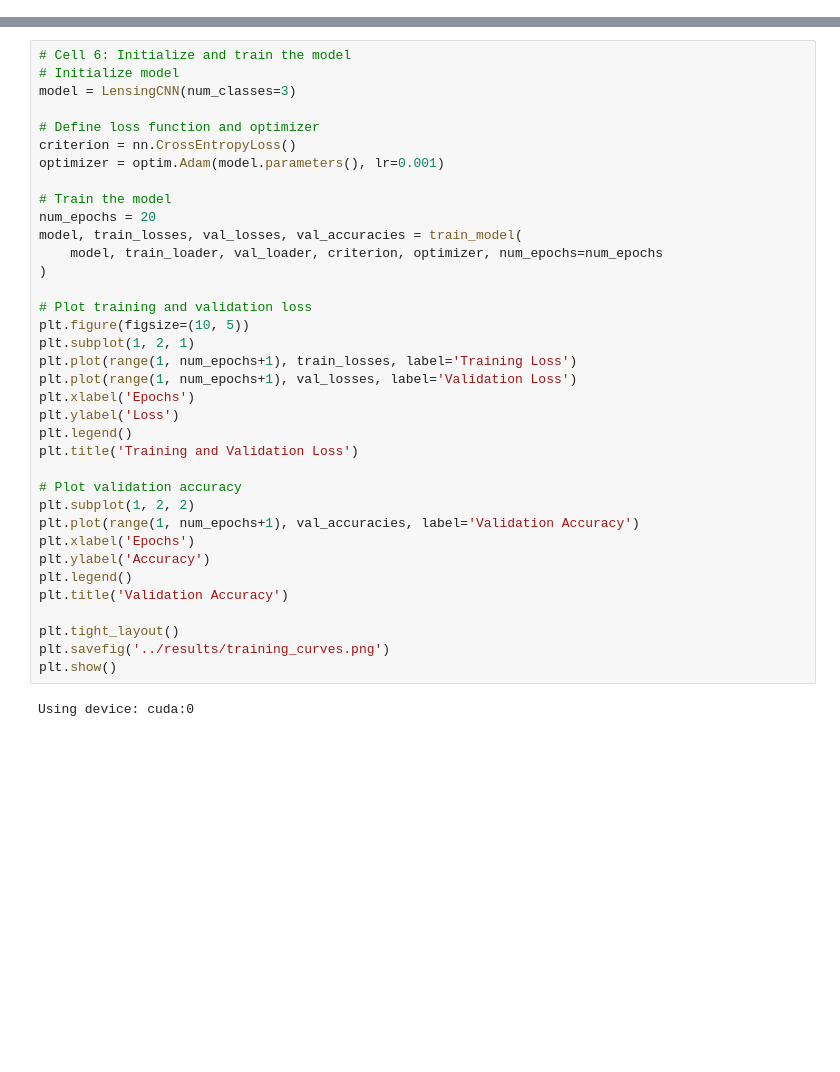
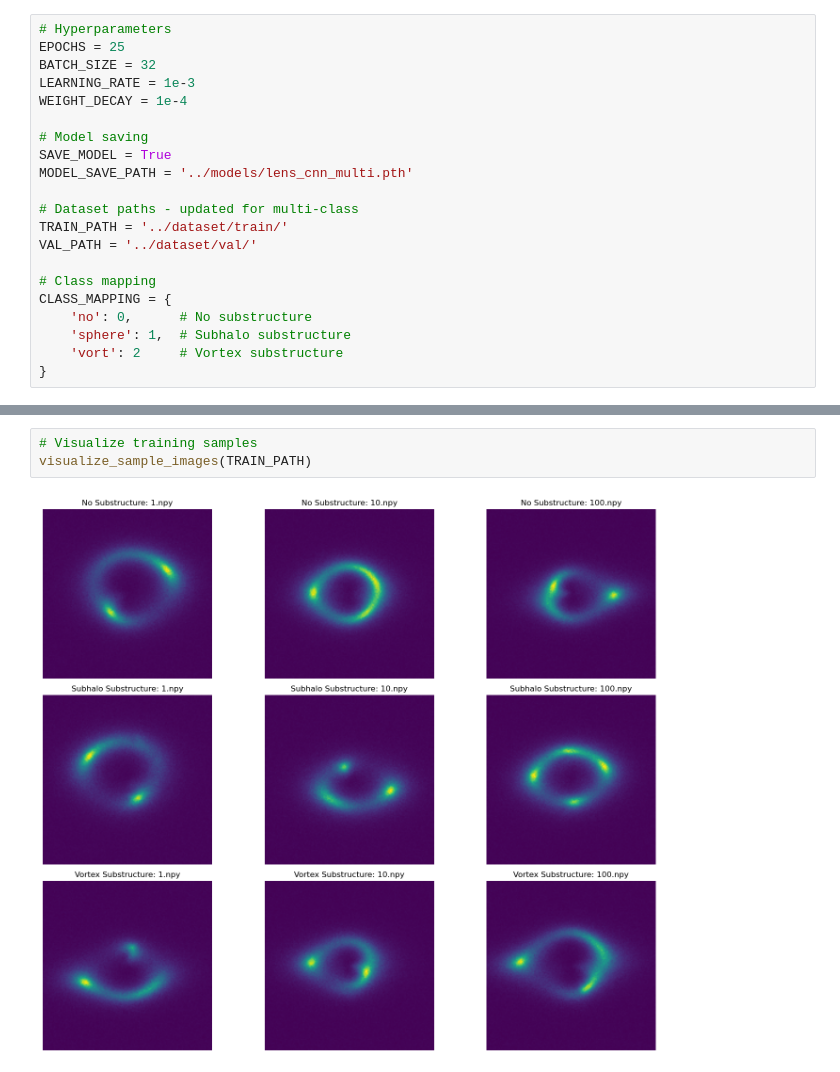
Before and after one commit to prabeshAryal/gravitational-lensing-problem, a Jupyter notebook: Task1/notebooks/multi-class-classification.ipynb, the cells around one changed output, grey strips where cells are left out. Cells and saved outputs as stored; diff of their text form; blank space fills up the shorter version.

```diff
--- a/Task1/notebooks/multi-class-classification.ipynb
+++ b/Task1/notebooks/multi-class-classification.ipynb
@@ -23 +22,22 @@ DEVICE = torch.device('cuda:0' if torch.cuda.is_available() else 'cpu')
+# %%
+# Hyperparameters
+EPOCHS = 25
+BATCH_SIZE = 32
+LEARNING_RATE = 1e-3
+WEIGHT_DECAY = 1e-4
+
+# Model saving
+SAVE_MODEL = True
+MODEL_SAVE_PATH = '../models/lens_cnn_multi.pth'
+
+# Dataset paths - updated for multi-class
+TRAIN_PATH = '../dataset/train/'
+VAL_PATH = '../dataset/val/'
+
+# Class mapping
+CLASS_MAPPING = {
+    'no': 0,      # No substructure
+    'sphere': 1,  # Subhalo substructure
+    'vort': 2     # Vortex substructure
+}
 # %%
@@ -260,38 +182,5 @@ def train_model(model, train_loader, val_loader, criterion, optimizer, num_epoch
-# %%
-# Cell 6: Initialize and train the model
-# Initialize model
-model = LensingCNN(num_classes=3)
-
-# Define loss function and optimizer
-criterion = nn.CrossEntropyLoss()
-optimizer = optim.Adam(model.parameters(), lr=0.001)
-
-# Train the model
-num_epochs = 20
-model, train_losses, val_losses, val_accuracies = train_model(
-    model, train_loader, val_loader, criterion, optimizer, num_epochs=num_epochs
-)
-
-# Plot training and validation loss
-plt.figure(figsize=(10, 5))
-plt.subplot(1, 2, 1)
-plt.plot(range(1, num_epochs+1), train_losses, label='Training Loss')
-plt.plot(range(1, num_epochs+1), val_losses, label='Validation Loss')
-plt.xlabel('Epochs')
-plt.ylabel('Loss')
-plt.legend()
-plt.title('Training and Validation Loss')
-
-# Plot validation accuracy
-plt.subplot(1, 2, 2)
-plt.plot(range(1, num_epochs+1), val_accuracies, label='Validation Accuracy')
-plt.xlabel('Epochs')
-plt.ylabel('Accuracy')
-plt.legend()
-plt.title('Validation Accuracy')
-
-plt.tight_layout()
-plt.savefig('../results/training_curves.png')
-plt.show()
-# %% [output]
-Using device: cuda:0
+# %%
+# Visualize training samples
+visualize_sample_images(TRAIN_PATH)
+# %% [output]
+[figure, added]
```
Also changed, not shown: parts of 27 cells of this notebook, 11 other files.
